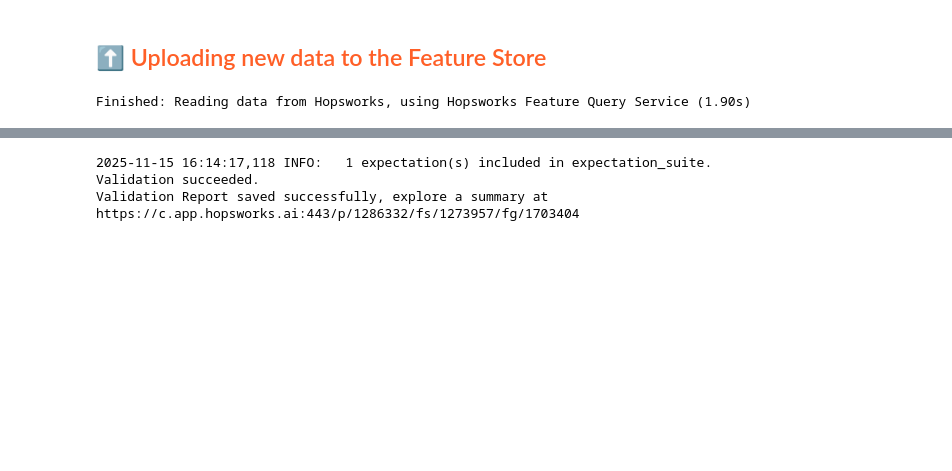
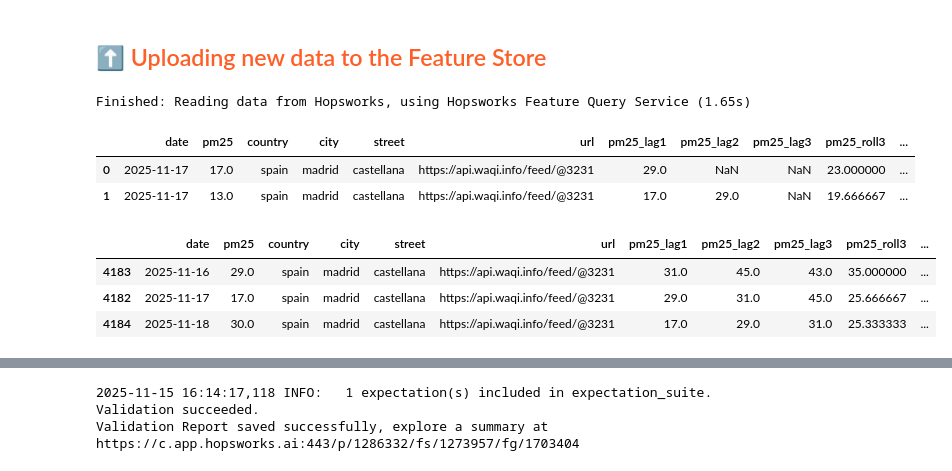
Before and after one commit to omar-leo-samman/mlfs-book, a Jupyter notebook: notebooks/airquality/2_air_quality_feature_pipeline.ipynb, the cells around one changed output, grey strips where cells are left out. Drawn from its saved outputs; the diff is of its cells as text; code cells hidden in the pictures; blank space fills up the shorter version.

```diff
--- a/notebooks/airquality/2_air_quality_feature_pipeline.ipynb
+++ b/notebooks/airquality/2_air_quality_feature_pipeline.ipynb
@@ -190,49 +190,53 @@ memory usage: 352.0+ bytes
 # %% [markdown]
 ## <span style="color:#ff5f27;">⬆️ Uploading new data to the Feature Store</span>
 # %%
+# Read historical air quality data
 history_df = air_quality_fg.read()
+
 history_df["date"] = pd.to_datetime(history_df["date"], utc=True).dt.tz_convert(None)
 
-#Add correct date to today's data
 aq_today_df["date"] = pd.to_datetime(aq_today_df["date"], utc=True).dt.tz_convert(None)
 
-#Final list where we will store processed rows for each sensor
 processed_rows = []
 
-#Group today's data by sensor
-for (country, city, street), df_today_sensor in aq_today_df.groupby(["country", "city", "street"]):
+for (country, city, street), df_today_sensor in aq_today_df.groupby(
+    ["country", "city", "street"]
+):
 
-    #Filtrate the historical data ONLY for that sensor
     hist_sensor = history_df[
         (history_df["country"] == country) &
         (history_df["city"] == city) &
         (history_df["street"] == street)
     ].sort_values("date")
 
-    #Take the last 3 days from history
     last_days_sensor = hist_sensor.tail(3)
 
-    #Concatenate window + new data
     df_window = pd.concat([last_days_sensor, df_today_sensor], ignore_index=True)
 
-    #Make sure date format is correct
     df_window["date"] = pd.to_datetime(df_window["date"])
 
-    #Recalculate lags & rolling ONLY in this window
     df_window = util.add_lags_and_rolling(df_window)
 
-    #Feature weekend
     df_window["is_weekend"] = (df_window["date"].dt.weekday >= 5).astype(int)
 
-    #Extract the processed row for today
-    df_today_processed = df_window[df_window["date"] == pd.to_datetime(today)].copy()
+    df_today_processed = df_window[df_window["date"].dt.date == pd.to_datetime(today).date()].copy()
 
     processed_rows.append(df_today_processed)
 
-#Insert to feature group
-air_quality_fg.insert(df_all_today)
+aq_today_processed = pd.concat(processed_rows, ignore_index=True)
+aq_today_processed.head(7)
 # %% [output]
-Finished: Reading data from Hopsworks, using Hopsworks Feature Query Service (1.90s)
+Finished: Reading data from Hopsworks, using Hopsworks Feature Query Service (1.65s)
+|  | date | pm25 | country | city | street | url | pm25_lag1 | pm25_lag2 | pm25_lag3 | pm25_roll3 | ... |
+| 0 | 2025-11-17 | 17.0 | spain | madrid | castellana | https://api.waqi.info/feed/@3231 | 29.0 | NaN | NaN | 23.000000 | ... |
+| 1 | 2025-11-17 | 13.0 | spain | madrid | castellana | https://api.waqi.info/feed/@3231 | 17.0 | 29.0 | NaN | 19.666667 | ... |
+# %%
+history_df.sort_values('date').tail(3)
+# %% [output]
+|  | date | pm25 | country | city | street | url | pm25_lag1 | pm25_lag2 | pm25_lag3 | pm25_roll3 | ... |
+| 4183 | 2025-11-16 | 29.0 | spain | madrid | castellana | https://api.waqi.info/feed/@3231 | 31.0 | 45.0 | 43.0 | 35.000000 | ... |
+| 4182 | 2025-11-17 | 17.0 | spain | madrid | castellana | https://api.waqi.info/feed/@3231 | 29.0 | 31.0 | 45.0 | 25.666667 | ... |
+| 4184 | 2025-11-18 | 30.0 | spain | madrid | castellana | https://api.waqi.info/feed/@3231 | 17.0 | 29.0 | 31.0 | 25.333333 | ... |
 # %%
 last_days_df = (
     air_quality_fg.read()
```
Also changed, not shown: parts of 9 cells of this notebook, 10 other files.
